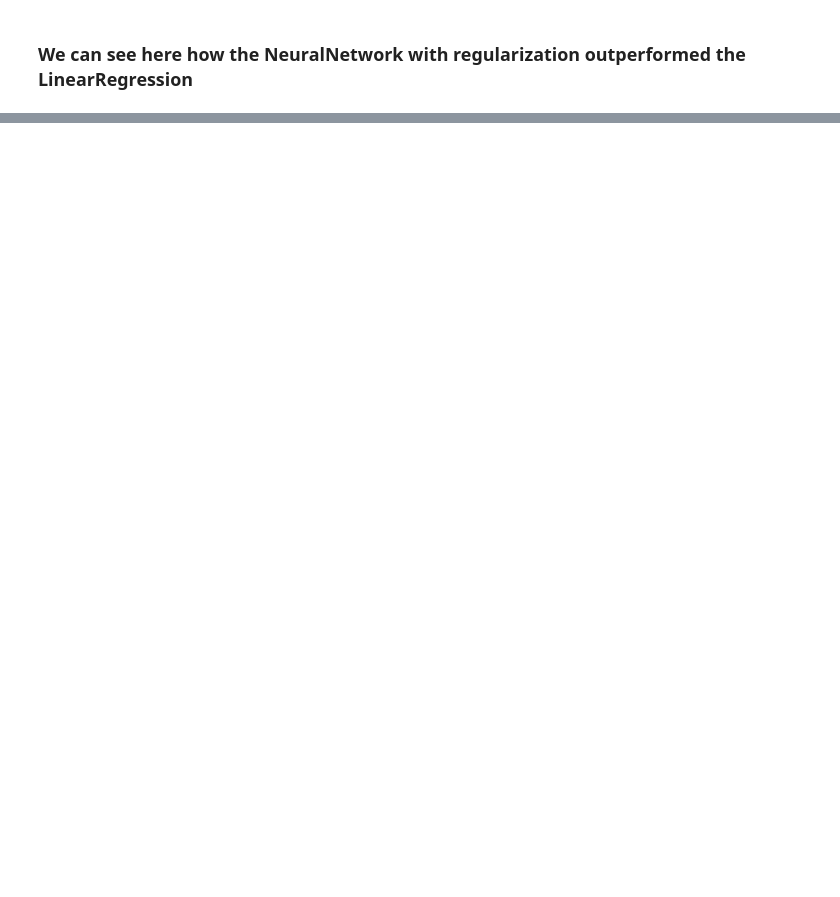
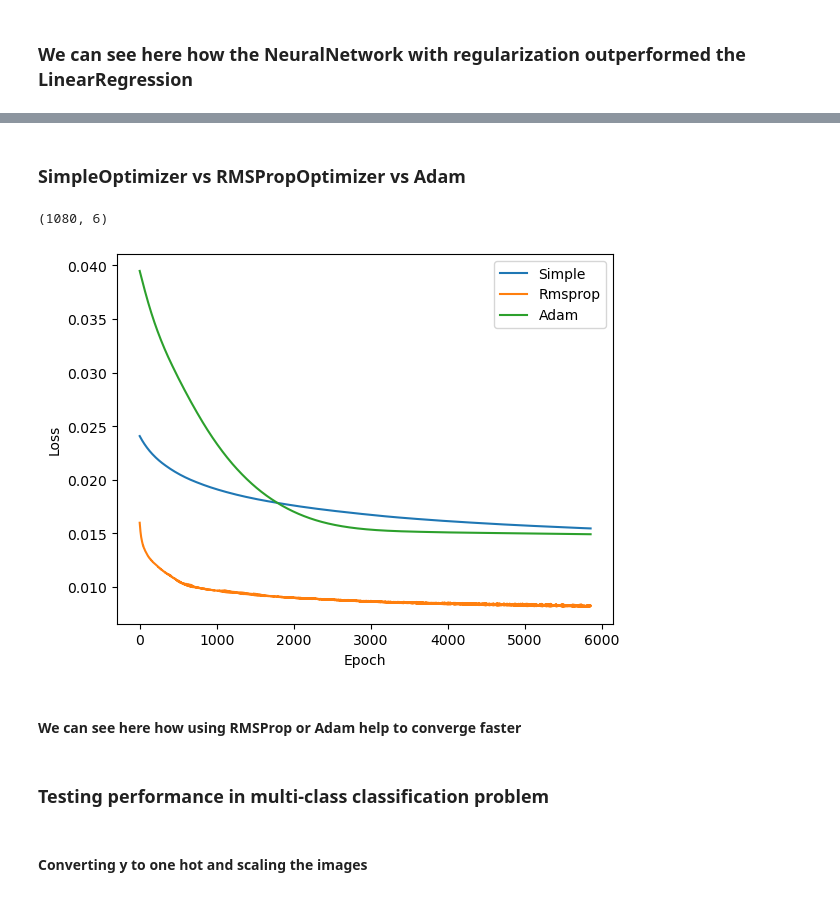
Before and after one commit to trigo613/FromScratch, a Jupyter notebook: NeuralNetwork.ipynb, the cells around one changed output, grey strips where cells are left out. Saved outputs shown, nothing was run; the diff lists cells and outputs as text; code cells hidden in the pictures; blank space fills up the shorter version.

```diff
--- a/NeuralNetwork.ipynb
+++ b/NeuralNetwork.ipynb
@@ -440,15 +477,0 @@ y is :           [0 0 1 1]
-# %%
-import pandas as pd
-def check_optimizer(optimizer_class):
-    layers = [Linear(2,16),
-          ReLU(),
-          Linear(16,8) ,
-          ReLU(),
-          Linear(8,1) ,
-          Sigmoid()]
-
-    NN = NeuralNetwork(layers=layers)
-    optim = optimizer_class(NN.layers,lr=0.01)
-    loss = CELoss(NN.layers)
-    losses = train(model=NN,X=X,y=y,optimizer=optim,loss=loss,epochs=1000,print_every=np.inf,batch_size=-1,return_losses=True)
-    return losses
@@ -663,7 +632,7 @@ layers = [Linear(6,32),
           ReLU(),
           Linear(16,1)]
 NN = NeuralNetwork(layers=layers)
-optim = Adam(NN.layers,lr=0.01)
+optim = Adam(NN.layers,lr=0.001)
 loss = MSELoss(NN.layers,L1Regularization(lambd=0.05))
 # %%
 train(model=NN,
@@ -698,0 +668,19 @@ Neural Network error    :  0.9890753025740487
+# %% [markdown]
+<h3>SimpleOptimizer vs RMSPropOptimizer vs Adam</h3>
+# %%
+X_train.shape
+# %% [output]
+(1080, 6)
+# %%
+def check_optimizer(optimizer_class):
+    layers = [Linear(6,32),
+          ReLU(),
+          Linear(32,8) ,
+          ReLU(),
+          Linear(8,1)]
+
+    NN = NeuralNetwork(layers=layers)
+    optim = optimizer_class(NN.layers,lr=0.001)
+    loss = MSELoss(NN.layers,regularization=L1Regularization())
+    losses = train(model=NN,X=X_train,y=y_train,optimizer=optim,loss=loss,epochs=6000,print_every=np.inf,batch_size=-1,return_losses=True)
+    return losses
@@ -698,0 +695,13 @@ Neural Network error    :  0.9890753025740487
+# %%
+sns.lineplot(simple_losses[150:],label='Simple')
+sns.lineplot(rmsprop_losses[150:],label='Rmsprop')
+sns.lineplot(adam_losses[150:],label='Adam')
+plt.xlabel('Epoch')
+plt.ylabel('Loss')
+plt.show()
+# %% [output]
+[figure, added]
+# %% [markdown]
+<h4>We can see here how using RMSProp or Adam help to converge faster</h4>
+# %% [markdown]
+<h3>Testing performance in multi-class classification problem</h3>
@@ -698,0 +713,2 @@ Neural Network error    :  0.9890753025740487
+# %% [markdown]
+<h4>Converting y to one hot and scaling the images</h4>
```
Also changed, not shown: parts of 51 cells of this notebook.
